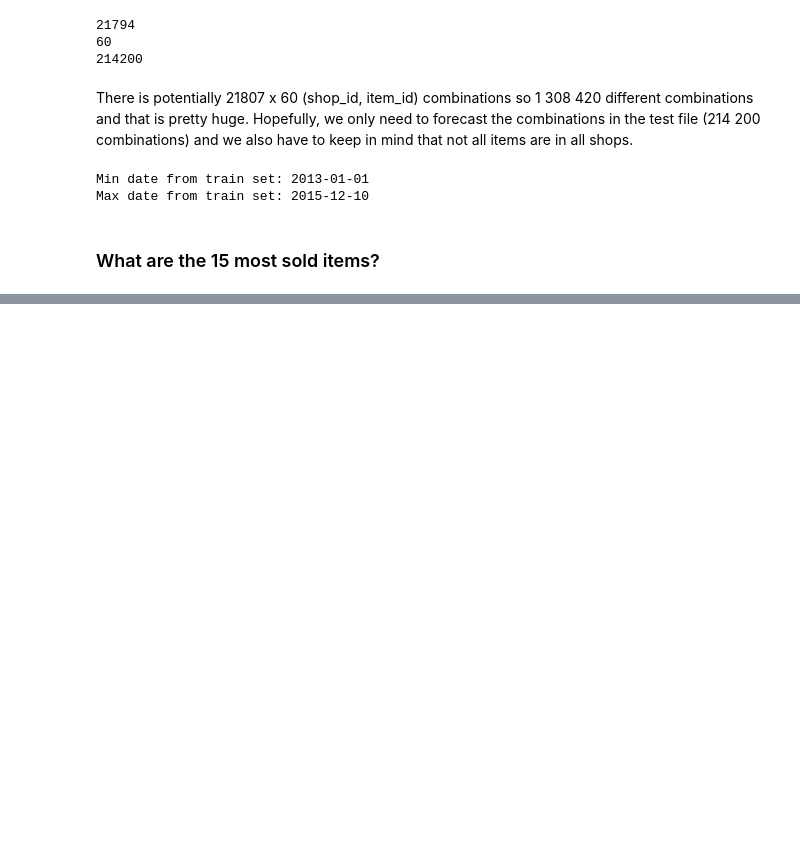
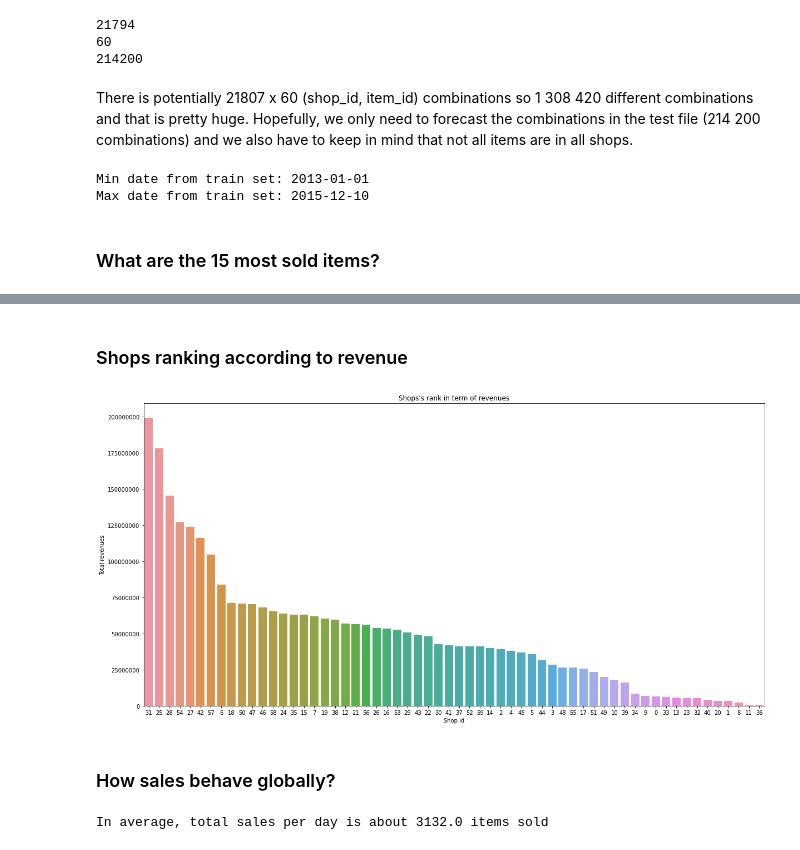
Before and after one commit to RAIERIN/kaggle-projects, a Jupyter notebook: Learn/Projects/Predict Future Sales/sales-forecast-univariate-and-multivariate-lstm.ipynb, the cells around one changed output, grey strips where cells are left out. Drawn from its saved outputs; the diff is of its cells as text; code cells hidden in the pictures; blank space fills up the shorter version.

```diff
--- a/Learn/Projects/Predict Future Sales/sales-forecast-univariate-and-multivariate-lstm.ipynb
+++ b/Learn/Projects/Predict Future Sales/sales-forecast-univariate-and-multivariate-lstm.ipynb
@@ -186,0 +185,23 @@ idx = items_total_sold['item_cnt_day'].values.argsort()[::=1][0:N]
+# %% [markdown]
+### Shops ranking according to revenue
+# %%
+sales_train['transaction_price'] = sales_train['item_cnt_day'] * sales_train['item_price']
+total_revenue_shops = sales_train.groupby('shop_id').agg({'transaction_price':['sum']})
+total_shops = total_revenue_shops['transaction_price']['sum'].sort_values(ascending=False)
+index = total_shops.index
+# sns.set_theme(context="notebook", style="whitegrid", font_scale=1.3)
+
+fig, ax = plt.subplots(figsize=(20,10))
+barplot = sns.barplot(x=index, y=total_shops, order=index)
+barplot.set(xlabel="Shop id", ylabel="Total revenues", title="Shops's rank in term of revenues")
+plt.ticklabel_format(style='plain', axis='y')
+plt.show()
+# %% [output]
+[figure, added]
+# %% [markdown]
+### How sales behave globally?
+# %%
+avg_total_sales_day = sales_train.groupby('date').agg({'item_cnt_day' : ['sum']}).mean().values[0]
+print(f"In average, total sales per day is about {round(avg_total_sales_day)} items sold")
+# %% [output]
+In average, total sales per day is about 3132.0 items sold
```
Also changed, not shown: parts of 39 cells of this notebook.
